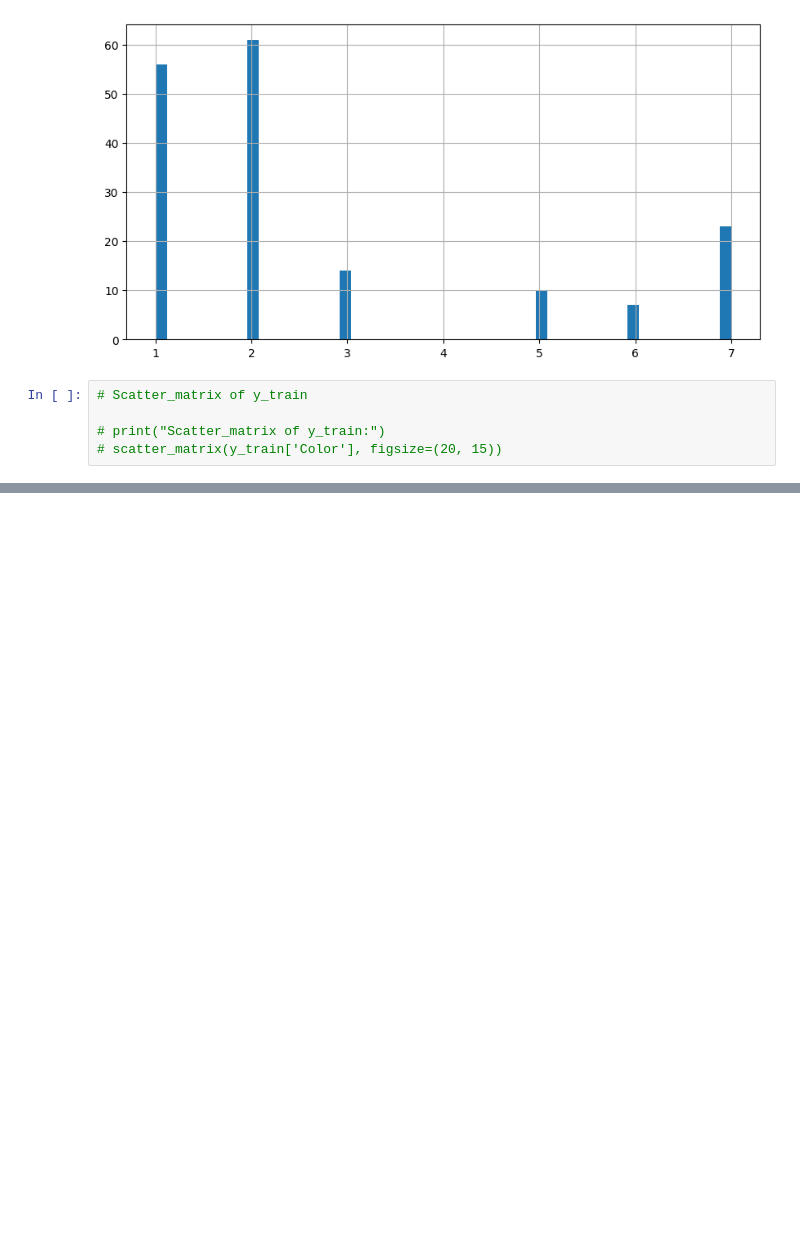
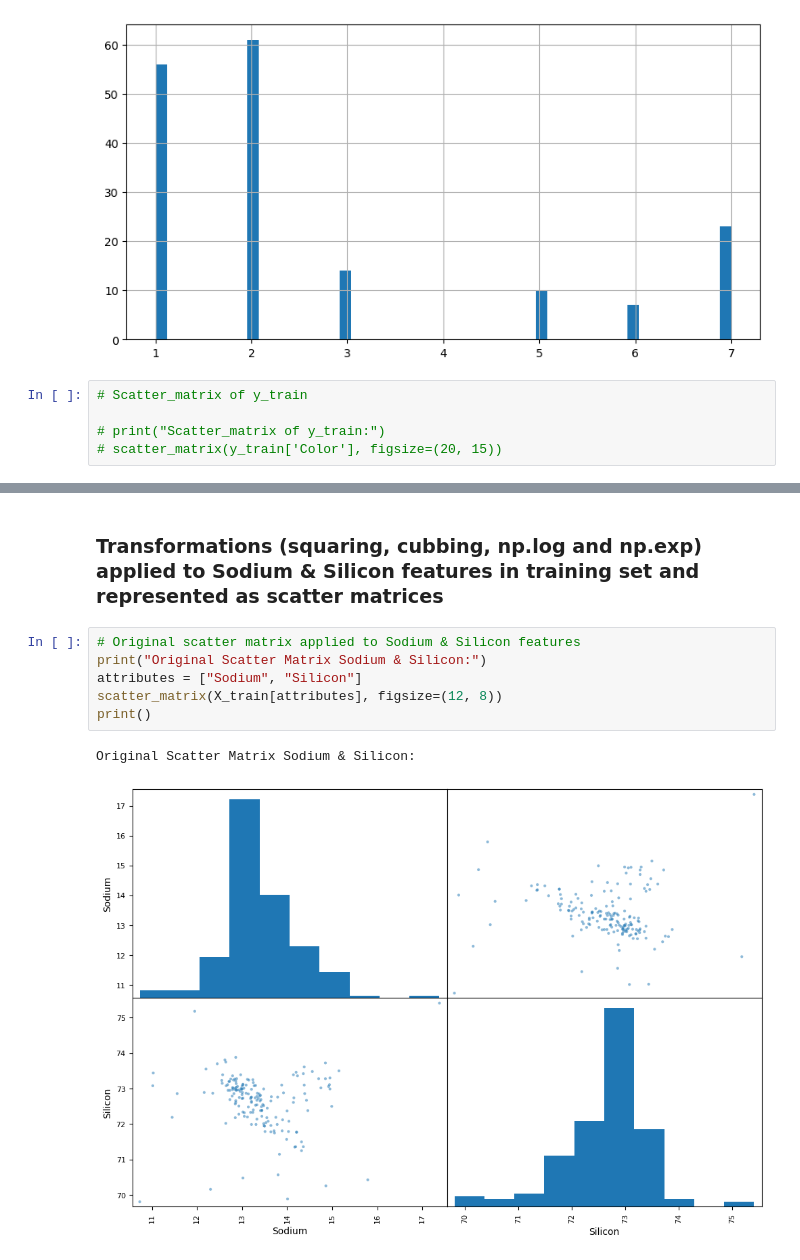
Before and after one commit to atoothman/Data-71200-Projects-, a Jupyter notebook: Data_71200_Project_1_Glass_ID.ipynb, the cells around one changed output, grey strips where cells are left out. Saved outputs shown, nothing was run; the diff lists cells and outputs as text; blank space fills up the shorter version.

```diff
--- a/Data_71200_Project_1_Glass_ID.ipynb
+++ b/Data_71200_Project_1_Glass_ID.ipynb
@@ -372,0 +459,11 @@ Plot histograms and scatter matrices to explore the resultant data
+# %% [markdown]
+### Transformations (squaring, cubbing, np.log and np.exp) applied to Sodium & Silicon features in training set and represented as scatter matrices
+# %%
+# Original scatter matrix applied to Sodium & Silicon features
+print("Original Scatter Matrix Sodium & Silicon:")
+attributes = ["Sodium", "Silicon"]
+scatter_matrix(X_train[attributes], figsize=(12, 8))
+print()
+# %% [output]
+Original Scatter Matrix Sodium & Silicon:
+[figure, added]
```
Also changed, not shown: parts of 11 cells of this notebook.
